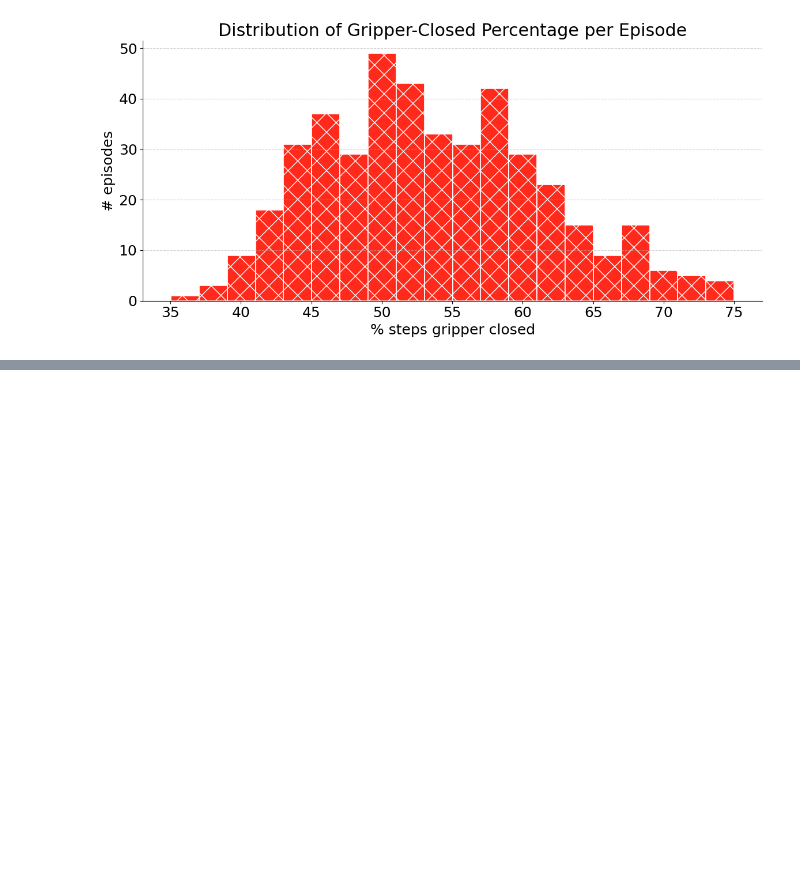
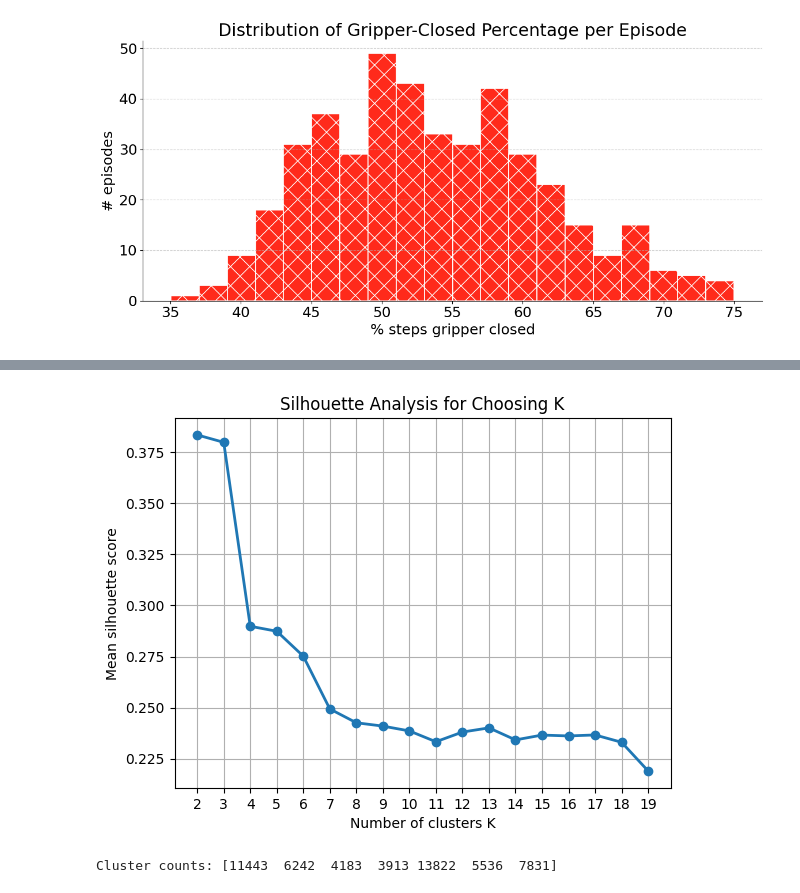
Before and after one commit to dongki-fai/openvla, a Jupyter notebook: experiments/robot/libero/libero_data_visualizer.ipynb, the cells around one changed output, grey strips where cells are left out. Drawn from its saved outputs; the diff is of its cells as text; code cells hidden in the pictures; blank space fills up the shorter version.

```diff
--- a/experiments/robot/libero/libero_data_visualizer.ipynb
+++ b/experiments/robot/libero/libero_data_visualizer.ipynb
@@ -216,0 +344,35 @@ The average percent of steps gripper is closed: 53.73%
+# %%
+from sklearn.metrics import silhouette_score
+
+sil_scores = []
+Ks = range(2, 20)    # silhouette isn’t defined for K=1
+for k in Ks:
+    km = KMeans(n_clusters=k, init="k-means++", random_state=0).fit(states_all)
+    labels = km.labels_
+    sil_scores.append(silhouette_score(states_all, labels))
+
+plt.plot(Ks, sil_scores, 'o-', linewidth=2)
+plt.xlabel("Number of clusters K")
+plt.ylabel("Mean silhouette score")
+plt.title("Silhouette Analysis for Choosing K")
+plt.xticks(Ks)
+plt.grid(True)
+plt.show()
+# %% [output]
+[figure, added]
+# %%
+# Normalize features
+# scaler = StandardScaler()
+# states_norm = scaler.fit_transform(states_all)
+
+# Run k-means clustering ---
+K = 7  # choose number of clusters
+kmeans = KMeans(n_clusters=K, init="k-means++", random_state=0)
+labels = kmeans.fit_predict(states_all)
+print("Cluster counts:", np.bincount(labels))
+
+# t-SNE visualization of clusters ---
+tsne = TSNE(n_components=2, random_state=0)
+states_2d = tsne.fit_transform(states_all)
+# %% [output]
+Cluster counts: [11443  6242  4183  3913 13822  5536  7831]
```
Also changed, not shown: parts of 8 cells of this notebook.
